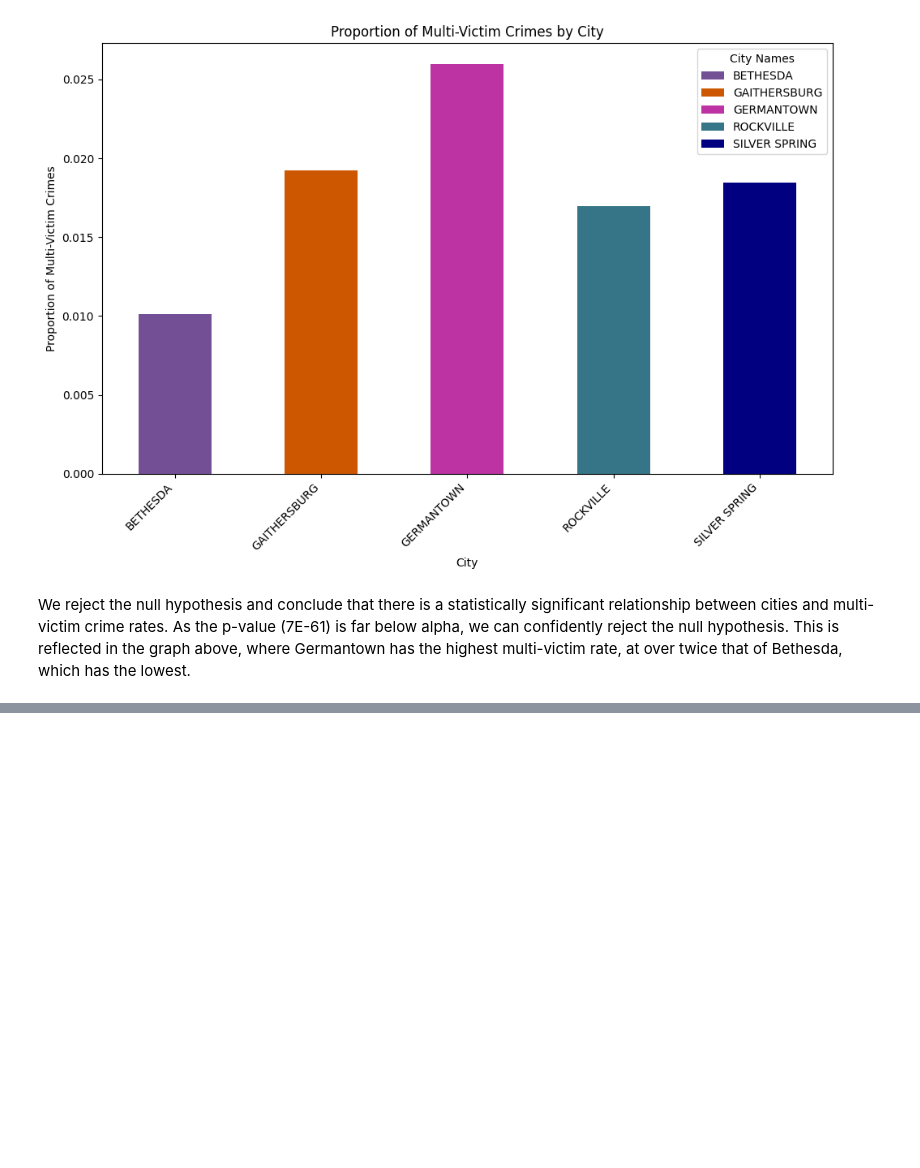
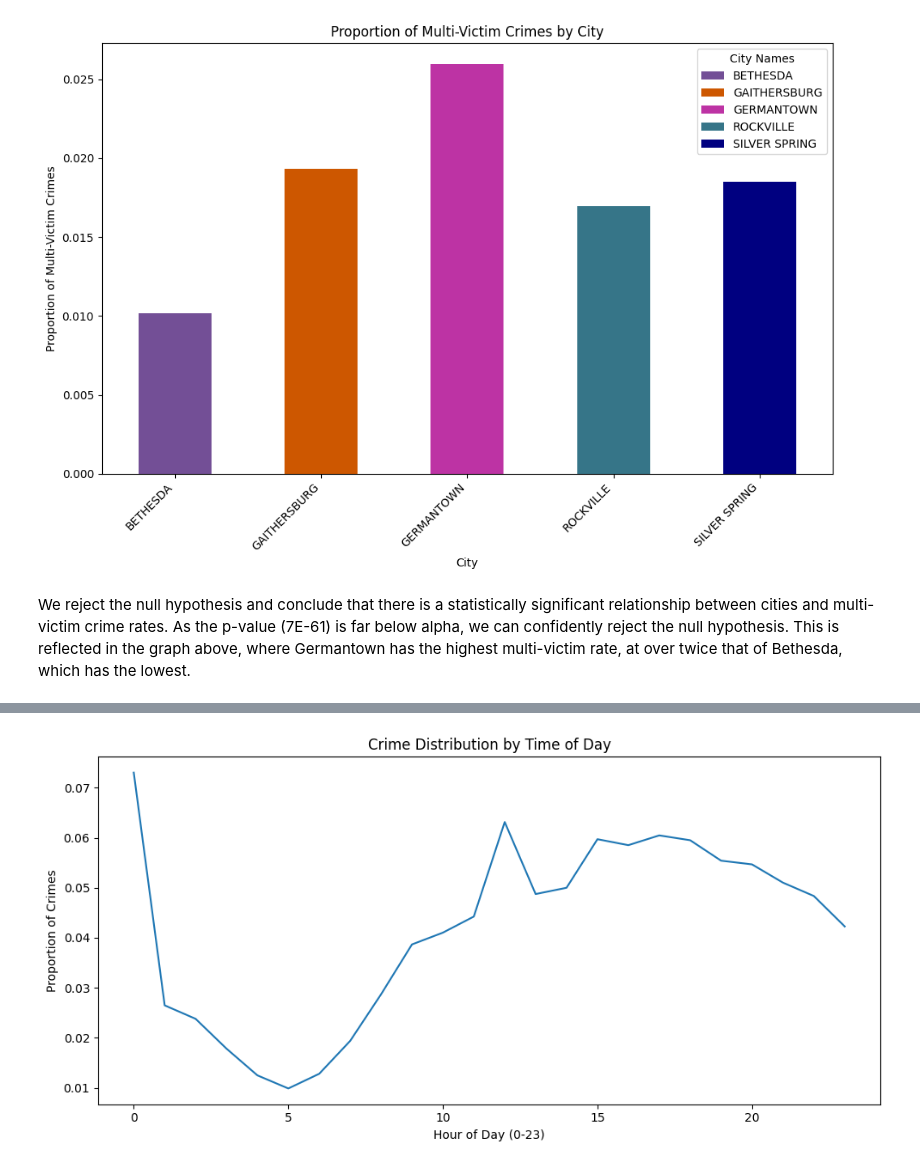
Before and after one commit to TChussTerp/CMSC320AwesomeProject, a Jupyter notebook: CMSC320_Proj.ipynb, the cells around one changed output, grey strips where cells are left out. Saved outputs shown, nothing was run; the diff lists cells and outputs as text; code cells hidden in the pictures; blank space fills up the shorter version.

Commit message:
Add time of day analysis and markdown cells

```diff
--- a/CMSC320_Proj.ipynb
+++ b/CMSC320_Proj.ipynb
@@ -273,0 +331,28 @@ We reject the null hypothesis and conclude that there is a statistically signifi
+# %%
+#Crime Frequency by Time of Day
+
+#to datetime
+df['Start_Date_Time'] = pd.to_datetime(df['Start_Date_Time'], errors='coerce')
+
+# extract hour
+df['hour'] = df['Start_Date_Time'].dt.hour
+
+#count crimes per hour
+hour_counts = df['hour'].value_counts().sort_index()
+
+#convert to proportions
+hour_prop = hour_counts / hour_counts.sum()
+
+import matplotlib.pyplot as plt
+
+plt.figure(figsize=(10,5))
+plt.plot(hour_prop.index, hour_prop.values)
+
+plt.xlabel("Hour of Day (0-23)")
+plt.ylabel("Proportion of Crimes")
+plt.title("Crime Distribution by Time of Day")
+
+plt.tight_layout()
+plt.show()
+# %% [output]
+[figure, added]
```
Also changed, not shown: parts of 11 cells of this notebook, 1 other file.
